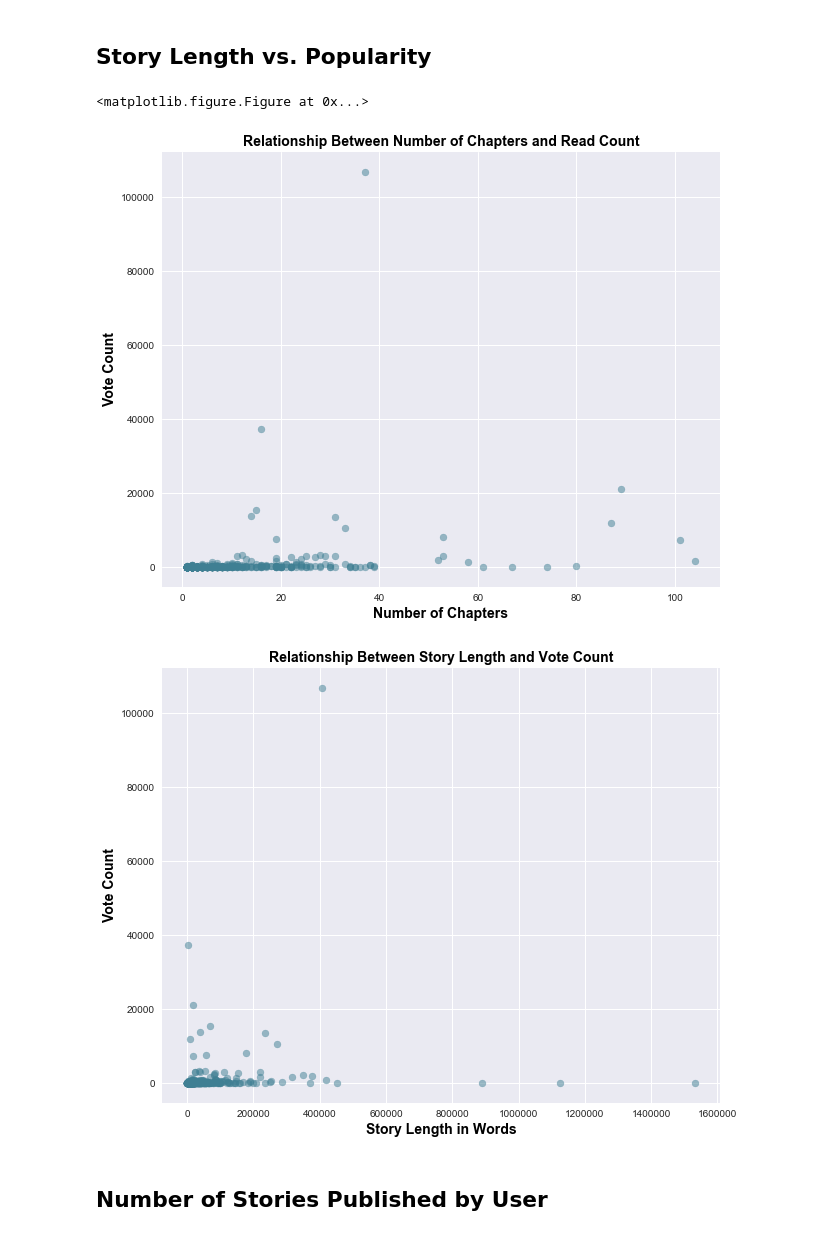
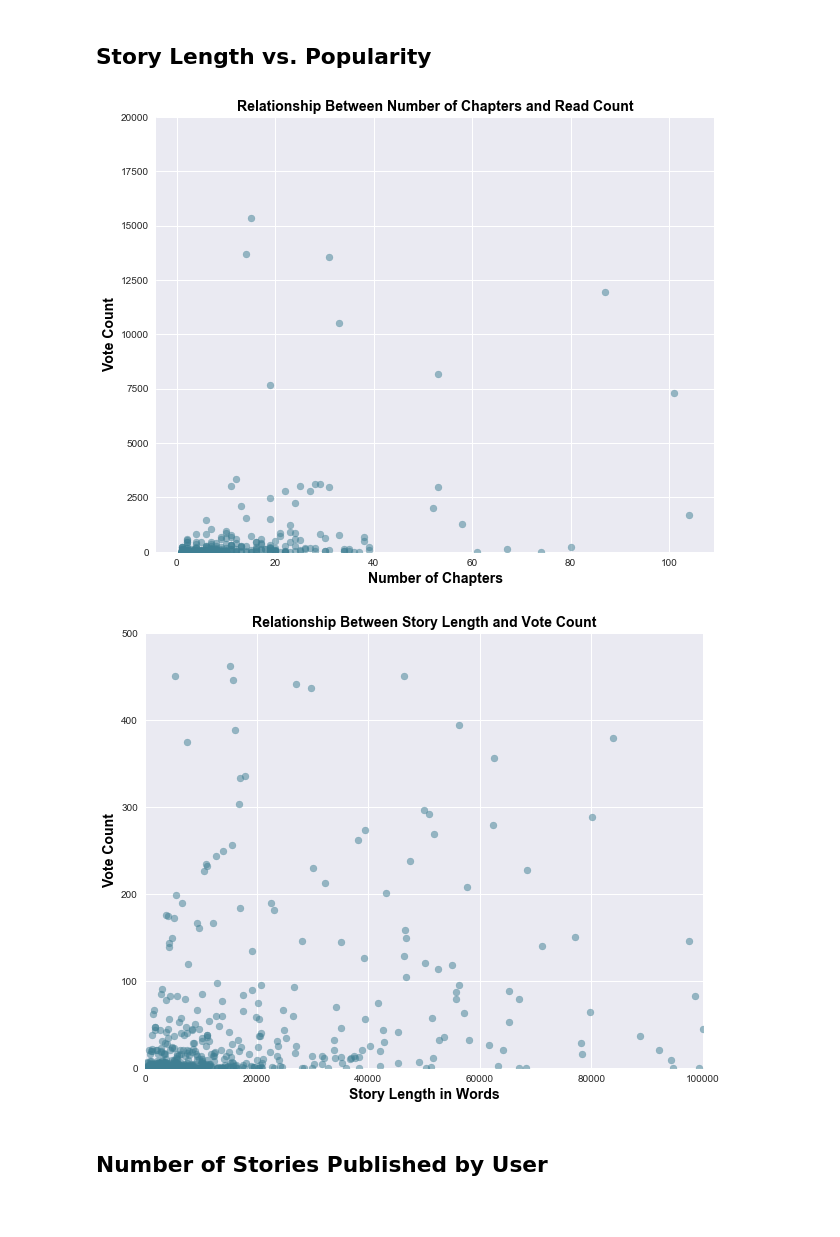
Before and after one commit to rupalimayekar/ProjectWattpad, a Jupyter notebook: Plots_Andrea.ipynb, the cells around one changed output. Drawn from its saved outputs; the diff is of its cells as text; code cells hidden in the pictures.

```diff
--- a/Plots_Andrea.ipynb
+++ b/Plots_Andrea.ipynb
@@ -82,23 +83,26 @@ plt.scatter(plotdf["numParts"],plotdf["voteCount"],alpha=.5,color=sns.diverging_
 plt.title("Relationship Between Number of Chapters and Read Count",fontdict=font)
 plt.xlabel("Number of Chapters",fontdict=font)
 plt.ylabel("Vote Count",fontdict=font)
-# plt.xlim(0,50)
+plt.ylim(0,20000)
+
 plt.savefig('Images/StoryLength_VoteCount_chapters.png')
 plt.show()
 # %% [output]
-<matplotlib.figure.Figure at 0x...>
-[figure, old version]
+[figure, new version]
 # %%
 plt.figure(figsize=(10,8))
 sns.set_style("darkgrid")
 plt.scatter(plotdf["length"],plotdf["voteCount"], alpha=.5,color=sns.diverging_palette(220, 20, n=1))
 plt.title("Relationship Between Story Length and Vote Count",fontdict=font)
 plt.xlabel("Story Length in Words",fontdict=font)
 plt.ylabel("Vote Count",fontdict=font)
+plt.xlim(0,100000)
+plt.ylim(0,500)
 plt.savefig('Images/StoryLength_VoteCount_words')
+
 plt.show()
 # %% [output]
-[figure, old version]
+[figure, new version]
 # %% [markdown]
 ## Number of Stories Published by User
 # %%
```
Also changed, not shown: parts of 2 cells of this notebook, 7 other files.
